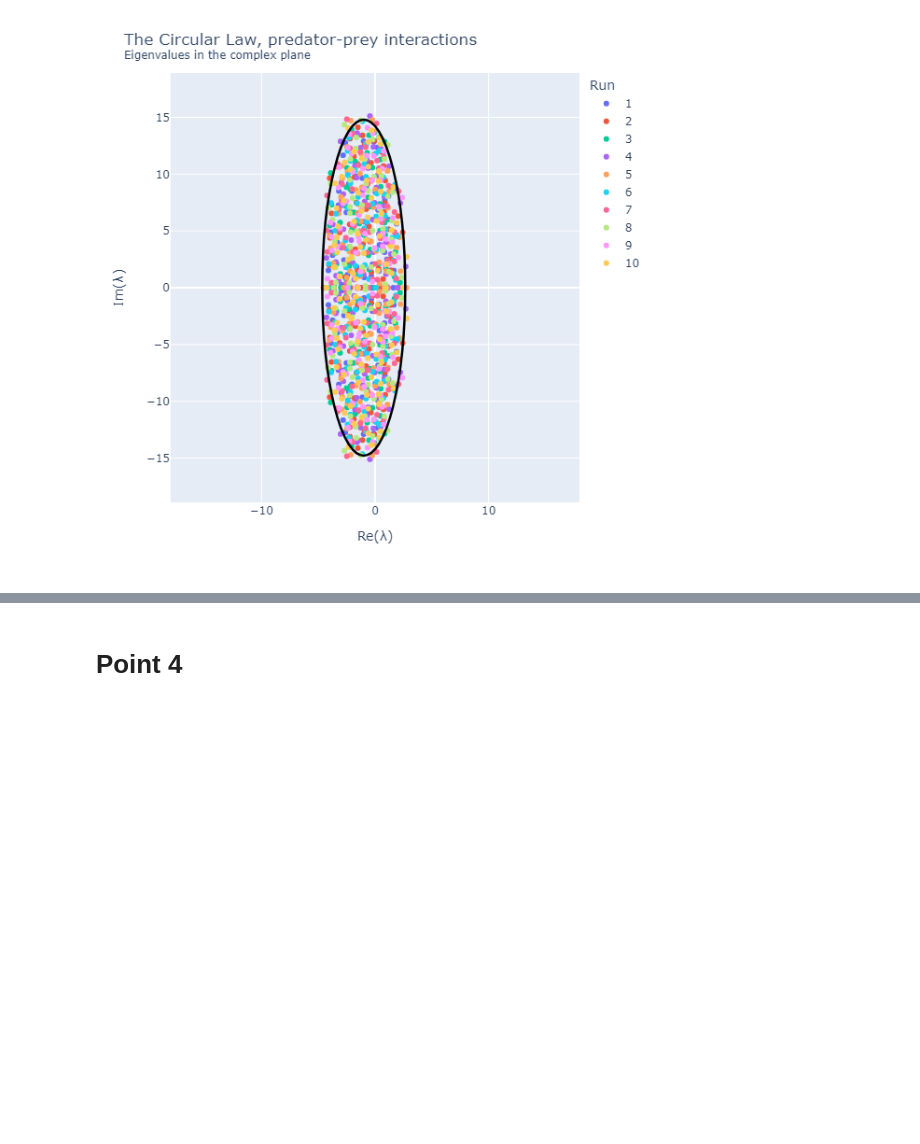
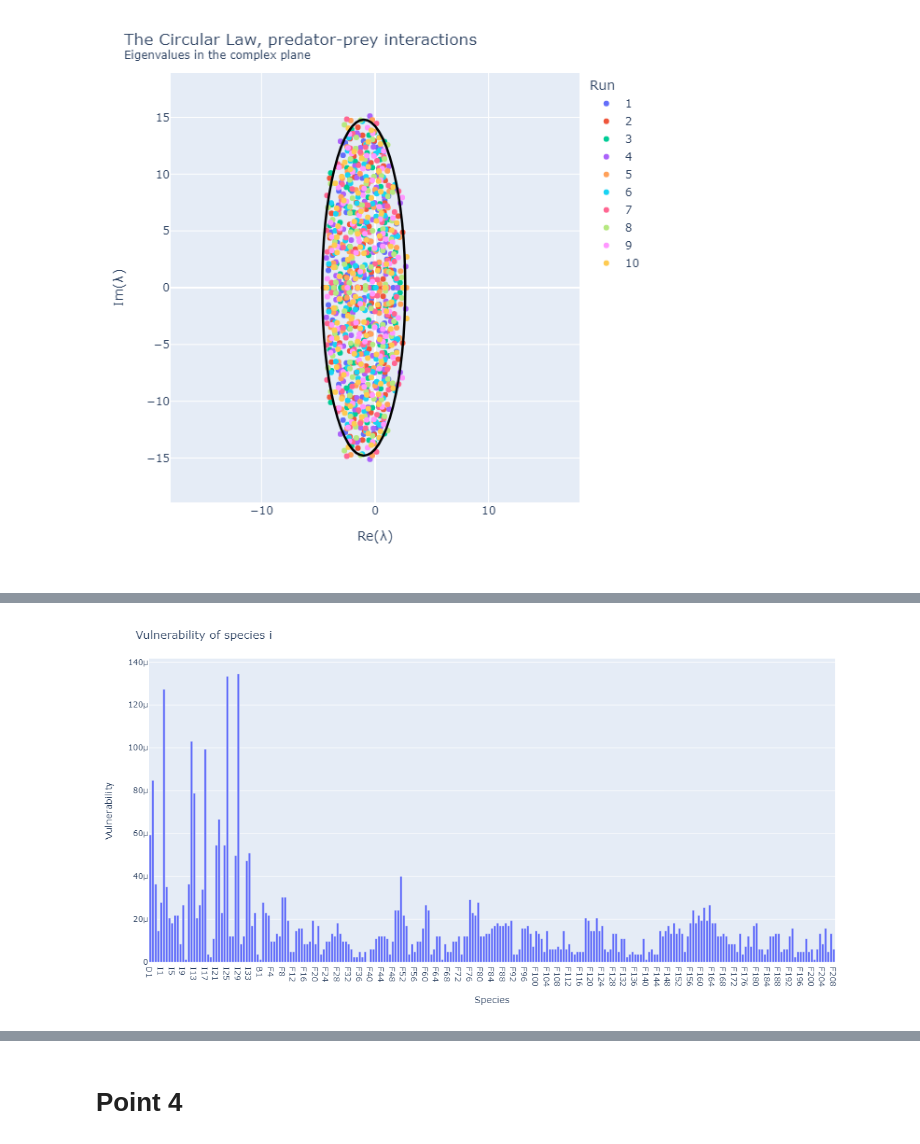
Before and after one commit to NicolaZomer/Physical_Models_of_Living_Systems, a Jupyter notebook: hw04_Ecological_Interactions.ipynb, the cells around one changed output, grey strips where cells are left out. Drawn from its saved outputs; the diff is of its cells as text; code cells hidden in the pictures; blank space fills up the shorter version.

```diff
--- a/hw04_Ecological_Interactions.ipynb
+++ b/hw04_Ecological_Interactions.ipynb
@@ -937,0 +1027,5 @@ Idee per la dashboard:
+# %%
+vuln= np.sum(adj_matrix, axis=1)/(L*S)
+
+df_ = pd.DataFrame(vuln, index=data.columns[1:], columns=['Vulnerability'])
+display(df_)
@@ -937,0 +1046,20 @@ Idee per la dashboard:
+# %%
+fig = px.bar(df_.reset_index(), x='index', y='Vulnerability')
+
+fig.update_layout(
+    title="Vulnerability of species i",
+    xaxis_title="Species",
+    yaxis_title="Vulnerability",
+    width=1200,
+    height=600
+)
+
+if savegit:
+    path = "images/hw04_vulnerability.png"
+    fig.write_image(path)
+    display(Image(path))
+
+else:
+    fig.show()
+# %% [output]
+[figure, added]
```
Also changed, not shown: parts of 22 cells of this notebook, 5 other files.
